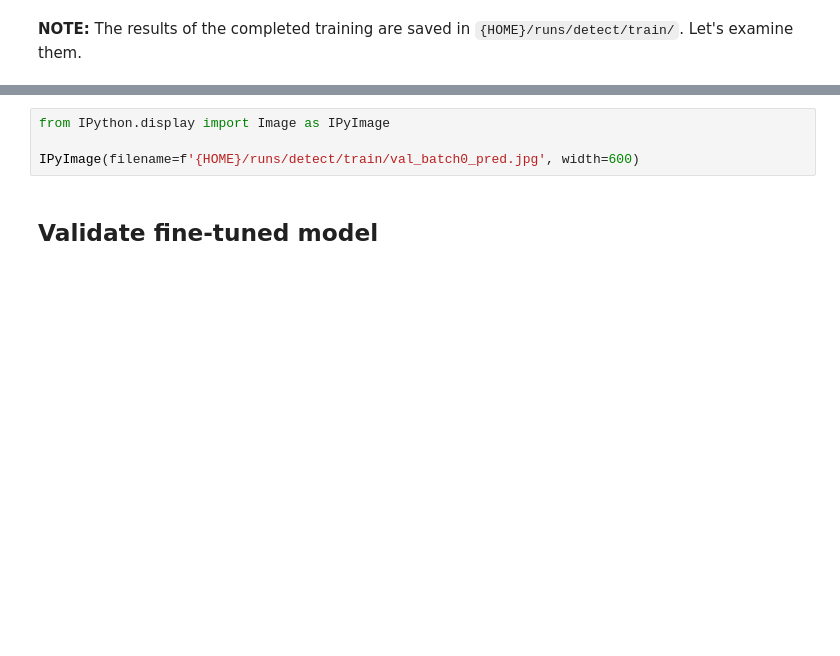
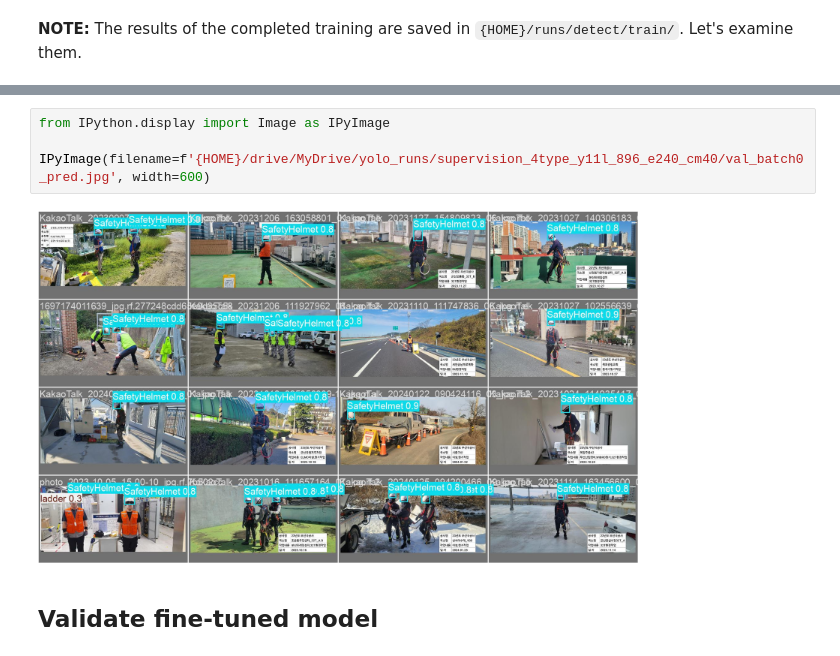
Before and after one commit to boooyeon/Data_Analysis, a Jupyter notebook: notebooks/train-yolo11-object-detection-on-custom-dataset.ipynb, the cells around one changed output, grey strips where cells are left out. Drawn from its saved outputs; the diff is of its cells as text; blank space fills up the shorter version.

```diff
--- a/notebooks/train-yolo11-object-detection-on-custom-dataset.ipynb
+++ b/notebooks/train-yolo11-object-detection-on-custom-dataset.ipynb
@@ -171,6 +190,8 @@ IPyImage(filename=f'{HOME}/runs/detect/train/results.png', width=600)
 # %%
 from IPython.display import Image as IPyImage
 
-IPyImage(filename=f'{HOME}/runs/detect/train/val_batch0_pred.jpg', width=600)
+IPyImage(filename=f'{HOME}/drive/MyDrive/yolo_runs/supervision_4type_y11l_896_e240_cm40/val_batch0_pred.jpg', width=600)
+# %% [output]
+[figure, added]
 # %% [markdown]
 ## Validate fine-tuned model
```
Also changed, not shown: parts of 13 cells of this notebook.
